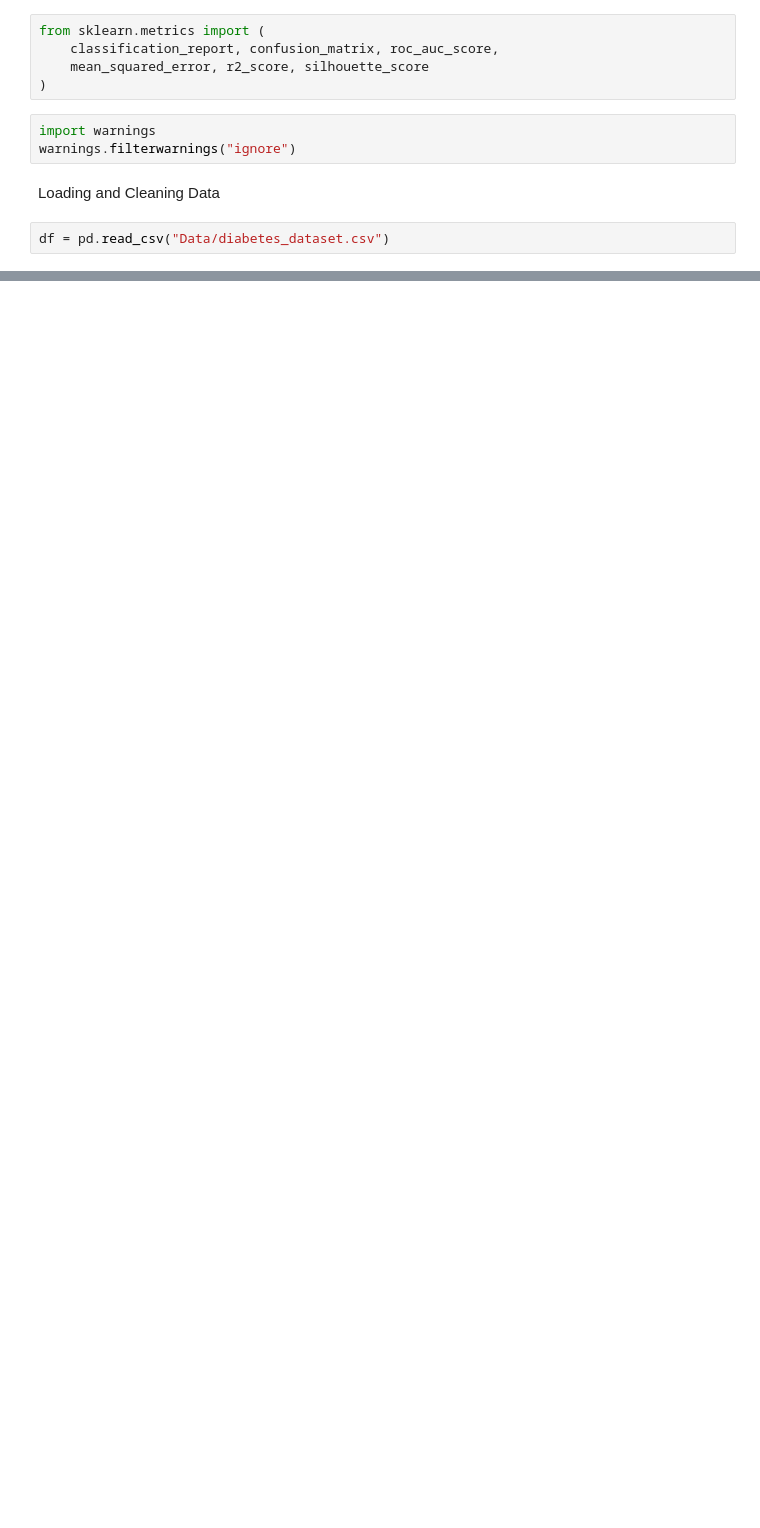
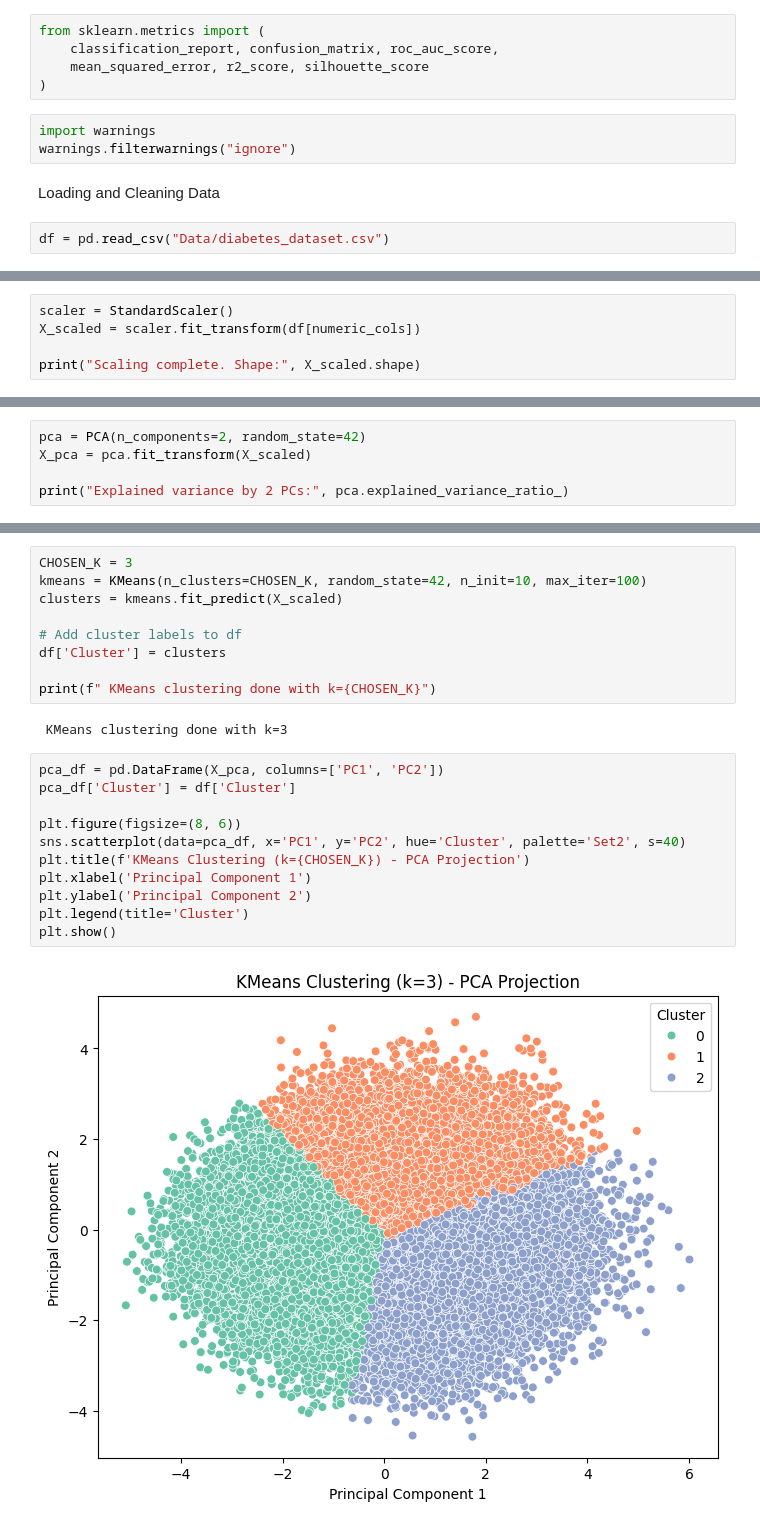
Before and after one commit to Avneetkaur13052005/Diabetes_project, a Jupyter notebook: Diabetes ML Project.ipynb, the cells around one changed output, grey strips where cells are left out. Cells and saved outputs as stored; diff of their text form; blank space fills up the shorter version.

```diff
--- a/Diabetes ML Project.ipynb
+++ b/Diabetes ML Project.ipynb
@@ -30,0 +188,5 @@ df[cols_with_zero] = df[cols_with_zero].replace(0, np.nan)
+# %%
+scaler = StandardScaler()
+X_scaled = scaler.fit_transform(df[numeric_cols])
+
+print("Scaling complete. Shape:", X_scaled.shape)
@@ -30,0 +195,5 @@ df[cols_with_zero] = df[cols_with_zero].replace(0, np.nan)
+# %%
+pca = PCA(n_components=2, random_state=42)
+X_pca = pca.fit_transform(X_scaled)
+
+print("Explained variance by 2 PCs:", pca.explained_variance_ratio_)
@@ -30,0 +223,24 @@ df[cols_with_zero] = df[cols_with_zero].replace(0, np.nan)
+# %%
+CHOSEN_K = 3
+kmeans = KMeans(n_clusters=CHOSEN_K, random_state=42, n_init=10, max_iter=100)
+clusters = kmeans.fit_predict(X_scaled)
+
+# Add cluster labels to df
+df['Cluster'] = clusters
+
+print(f" KMeans clustering done with k={CHOSEN_K}")
+# %% [output]
+ KMeans clustering done with k=3
+# %%
+pca_df = pd.DataFrame(X_pca, columns=['PC1', 'PC2'])
+pca_df['Cluster'] = df['Cluster']
+
+plt.figure(figsize=(8, 6))
+sns.scatterplot(data=pca_df, x='PC1', y='PC2', hue='Cluster', palette='Set2', s=40)
+plt.title(f'KMeans Clustering (k={CHOSEN_K}) - PCA Projection')
+plt.xlabel('Principal Component 1')
+plt.ylabel('Principal Component 2')
+plt.legend(title='Cluster')
+plt.show()
+# %% [output]
+[figure, added]
```
Also changed, not shown: parts of 21 cells of this notebook.
